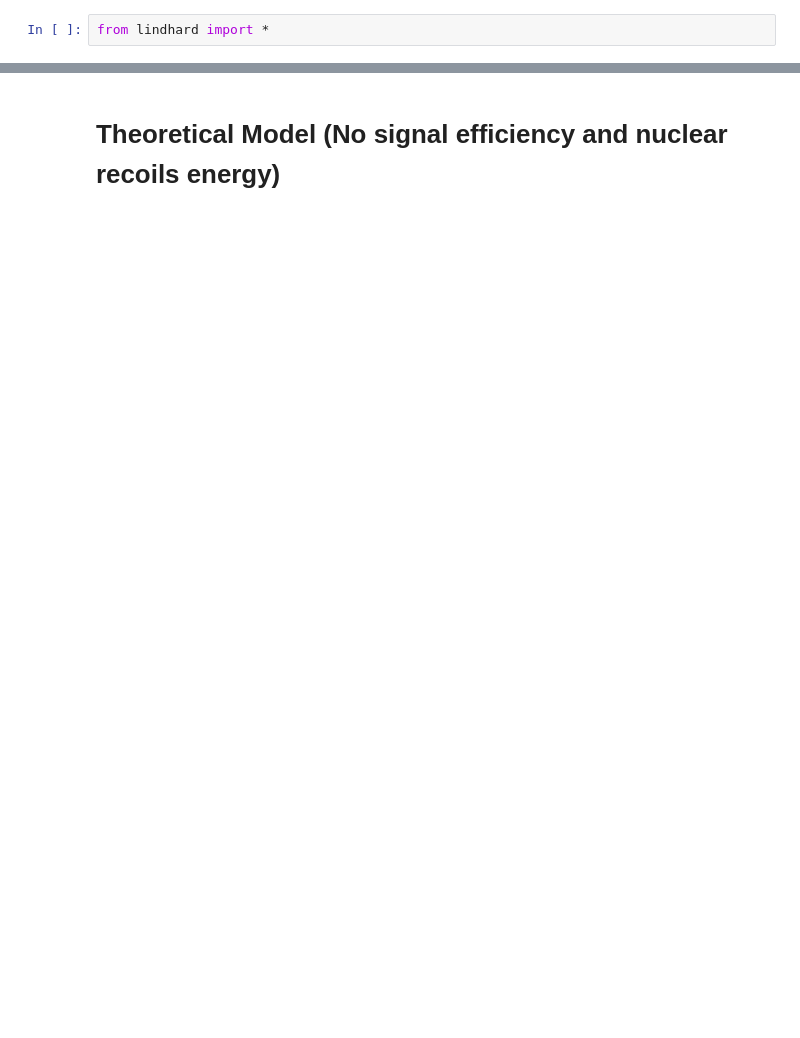
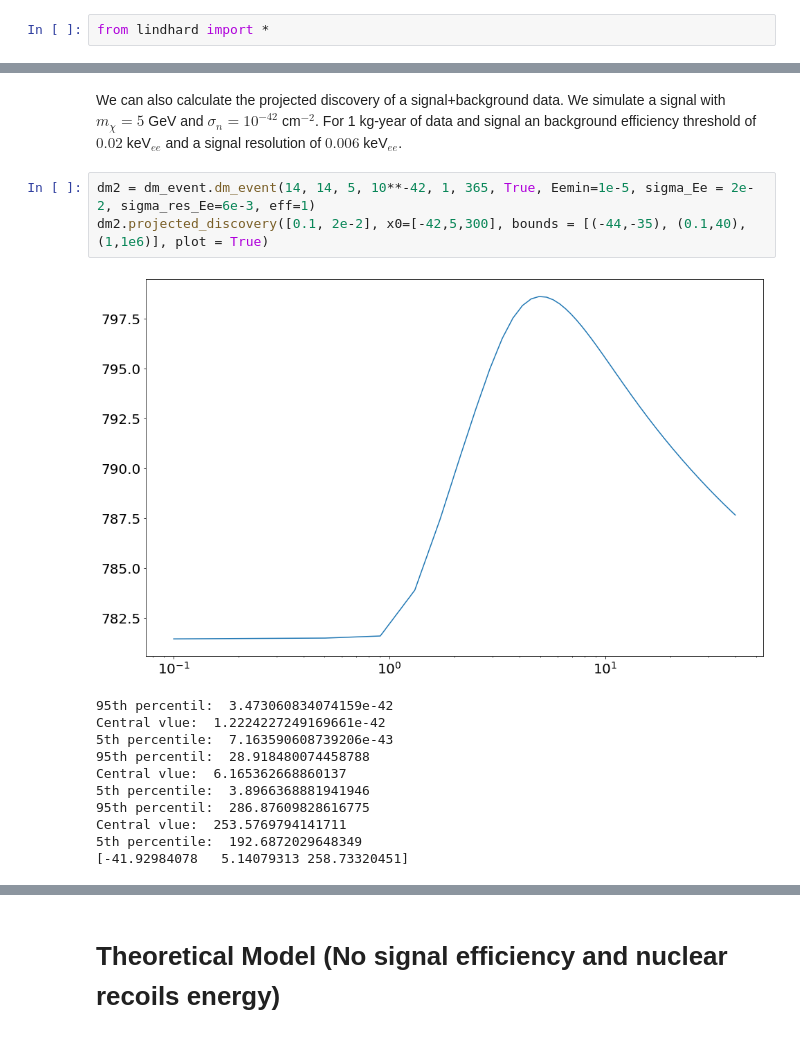
Before and after one commit to alantero/DAMIC_DM_Sensitive_Region, a Jupyter notebook: DAMIC_DM_Run_Examples.ipynb, the cells around one changed output, grey strips where cells are left out. Cells and saved outputs as stored; diff of their text form; blank space fills up the shorter version.

```diff
--- a/DAMIC_DM_Run_Examples.ipynb
+++ b/DAMIC_DM_Run_Examples.ipynb
@@ -82,0 +57,17 @@ dLL:  [11.02105036]
+# %% [markdown]
+We can also calculate the projected discovery of a signal+background data. We simulate a signal with $m_{\chi}=5$ GeV and $\sigma_{n}=10^{-42}$ cm$^{-2}$. For 1 kg-year of data and signal an background efficiency threshold of $0.02$ keV$_{ee}$ and a signal resolution of $0.006$ keV$_{ee}$.
+# %%
+dm2 = dm_event.dm_event(14, 14, 5, 10**-42, 1, 365, True, Eemin=1e-5, sigma_Ee = 2e-2, sigma_res_Ee=6e-3, eff=1)
+dm2.projected_discovery([0.1, 2e-2], x0=[-42,5,300], bounds = [(-44,-35), (0.1,40),(1,1e6)], plot = True)
+# %% [output]
+[figure, added]
+95th percentil:  3.473060834074159e-42
+Central vlue:  1.2224227249169661e-42
+5th percentile:  7.163590608739206e-43
+95th percentil:  28.918480074458788
+Central vlue:  6.165362668860137
+5th percentile:  3.8966368881941946
+95th percentil:  286.87609828616775
+Central vlue:  253.5769794141711
+5th percentile:  192.6872029648349
+[-41.92984078   5.14079313 258.73320451]
```
Also changed, not shown: parts of 55 cells of this notebook, 7 other files.
